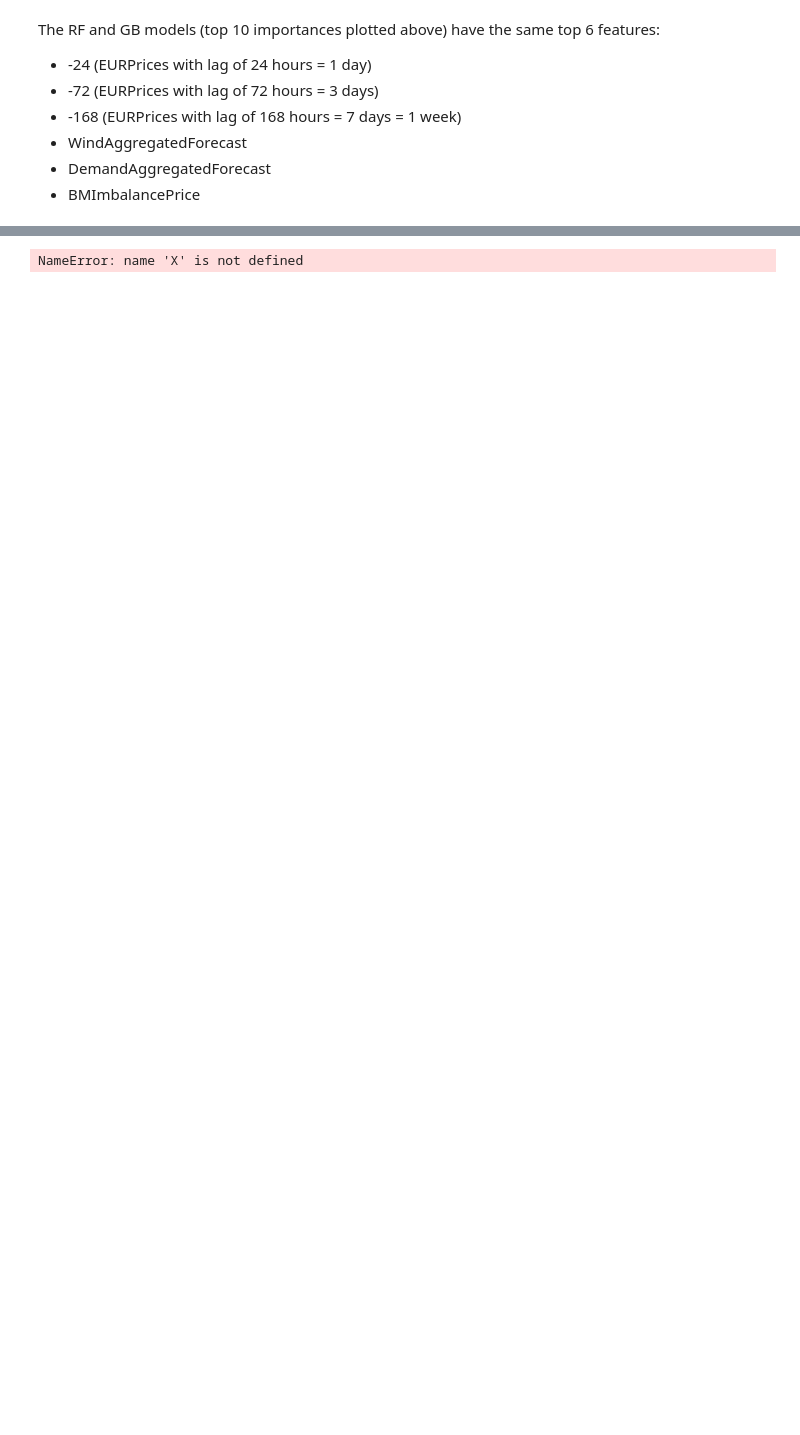
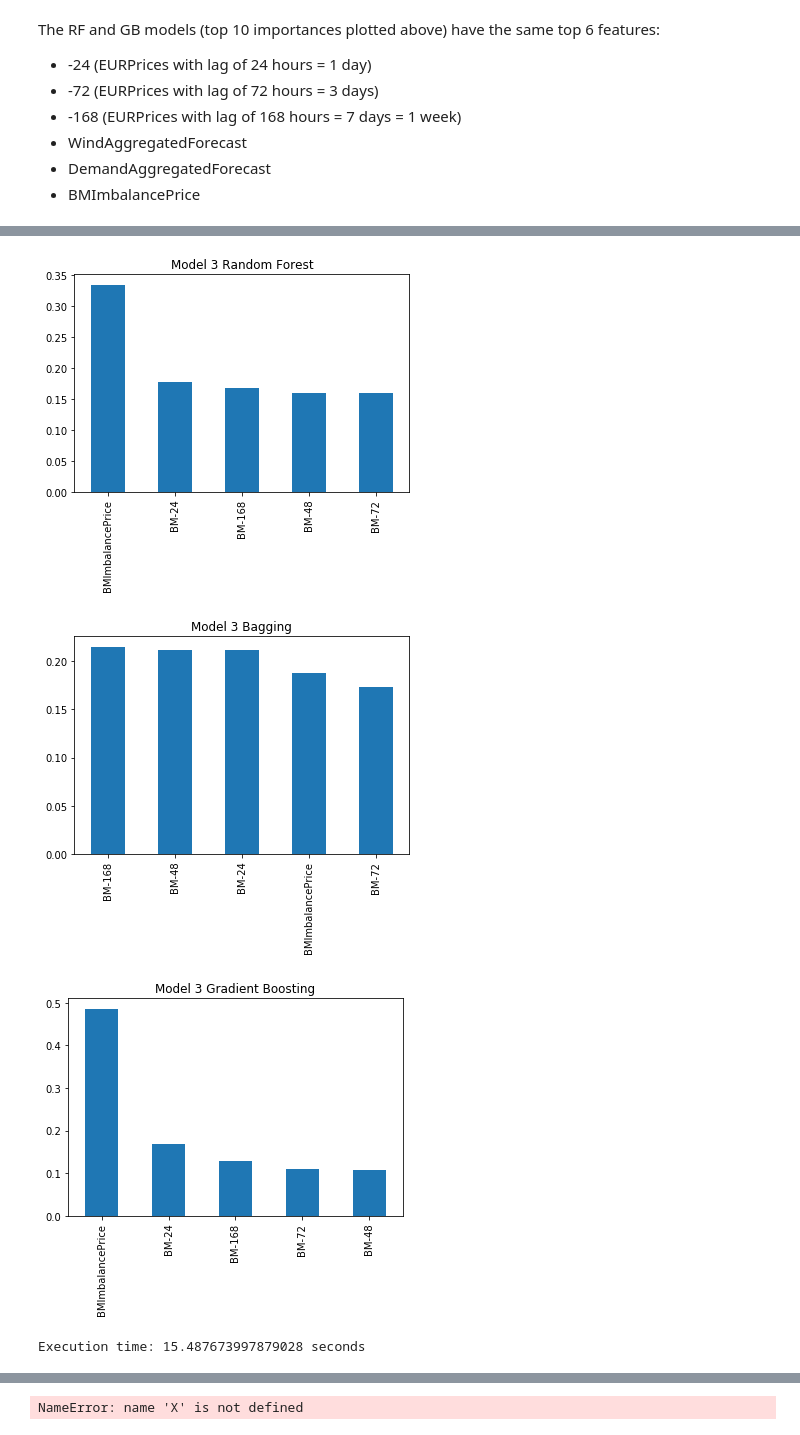
Before and after one commit to nvolfango/MScDissertation, a Jupyter notebook: Nathaniel/Feature Selection (Ensemble Methods).ipynb, the cells around one changed output, grey strips where cells are left out. Drawn from its saved outputs; the diff is of its cells as text; code cells hidden in the pictures; blank space fills up the shorter version.

```diff
--- a/Nathaniel/Feature Selection (Ensemble Methods).ipynb
+++ b/Nathaniel/Feature Selection (Ensemble Methods).ipynb
@@ -221,0 +233,17 @@ model2_1_importances["Bagging"].plot.bar()#.sort_values(ascending=False).plot.ba
+# %%
+start = time.time()
+
+bm_columns = ["EURPrices","BMImbalancePrice", "BM-24", "BM-48", "BM-72", "BM-168"]
+bm_table = ts2[bm_columns]
+
+
+# Model 3: EURPrices against BM ImbalancePrice and its lags
+model1_importances = get_feature_importance(bm_table, n_estimators=[65,65,65], plot=True,
+                                            n_plot=10, model_name="Model 3", return_val=True)
+
+print(f"Execution time: {time.time()-start} seconds")
+# %% [output]
+[figure, added]
+[figure, added]
+[figure, added]
+Execution time: 15.487673997879028 seconds
```
Also changed, not shown: parts of 9 cells of this notebook, 6 other files.
